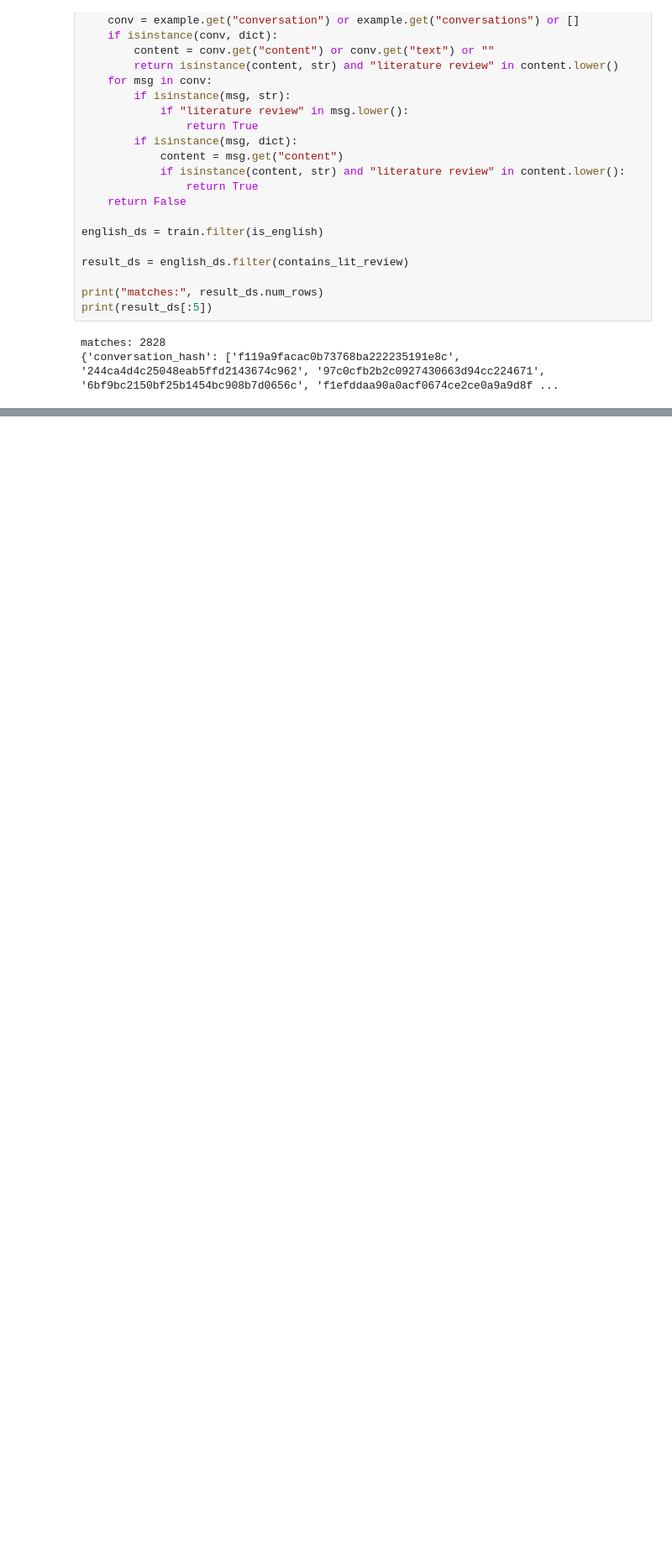
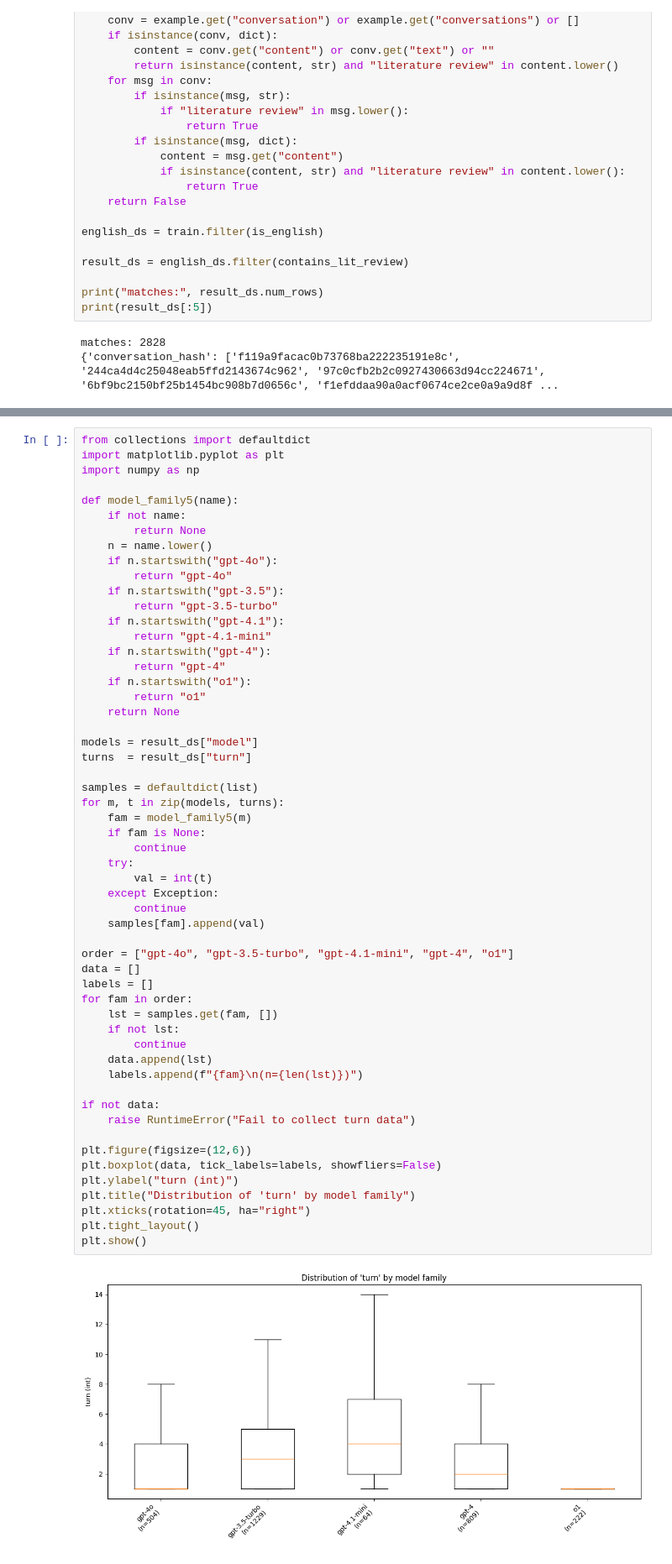
Before and after one commit to Wj-huang-sust/GPT-Data, a Jupyter notebook: DataProcessing.ipynb, the cells around one changed output, grey strips where cells are left out. Shown at 84% size. Cells and saved outputs as stored; diff of their text form; blank space fills up the shorter version.

```diff
--- a/DataProcessing.ipynb
+++ b/DataProcessing.ipynb
@@ -169,0 +212,57 @@ plt.show()
+# %%
+from collections import defaultdict
+import matplotlib.pyplot as plt
+import numpy as np
+
+def model_family5(name):
+    if not name:
+        return None
+    n = name.lower()
+    if n.startswith("gpt-4o"):
+        return "gpt-4o"
+    if n.startswith("gpt-3.5"):
+        return "gpt-3.5-turbo"
+    if n.startswith("gpt-4.1"):
+        return "gpt-4.1-mini"
+    if n.startswith("gpt-4"):
+        return "gpt-4"
+    if n.startswith("o1"):
+        return "o1"
+    return None
+
+models = result_ds["model"]
+turns  = result_ds["turn"]
+
+samples = defaultdict(list)
+for m, t in zip(models, turns):
+    fam = model_family5(m)
+    if fam is None:
+        continue
+    try:
+        val = int(t)
+    except Exception:
+        continue
+    samples[fam].append(val)
+
+order = ["gpt-4o", "gpt-3.5-turbo", "gpt-4.1-mini", "gpt-4", "o1"]
+data = []
+labels = []
+for fam in order:
+    lst = samples.get(fam, [])
+    if not lst:
+        continue
+    data.append(lst)
+    labels.append(f"{fam}\n(n={len(lst)})")
+
+if not data:
+    raise RuntimeError("Fail to collect turn data")
+
+plt.figure(figsize=(12,6))
+plt.boxplot(data, tick_labels=labels, showfliers=False)
+plt.ylabel("turn (int)")
+plt.title("Distribution of 'turn' by model family")
+plt.xticks(rotation=45, ha="right")
+plt.tight_layout()
+plt.show()
+# %% [output]
+[figure, added]
```
Also changed, not shown: parts of 16 cells of this notebook.
